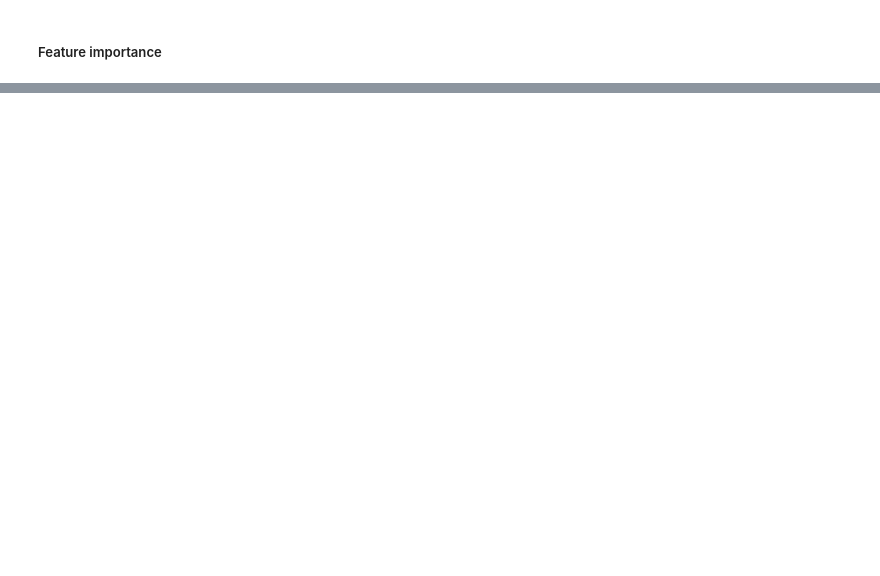
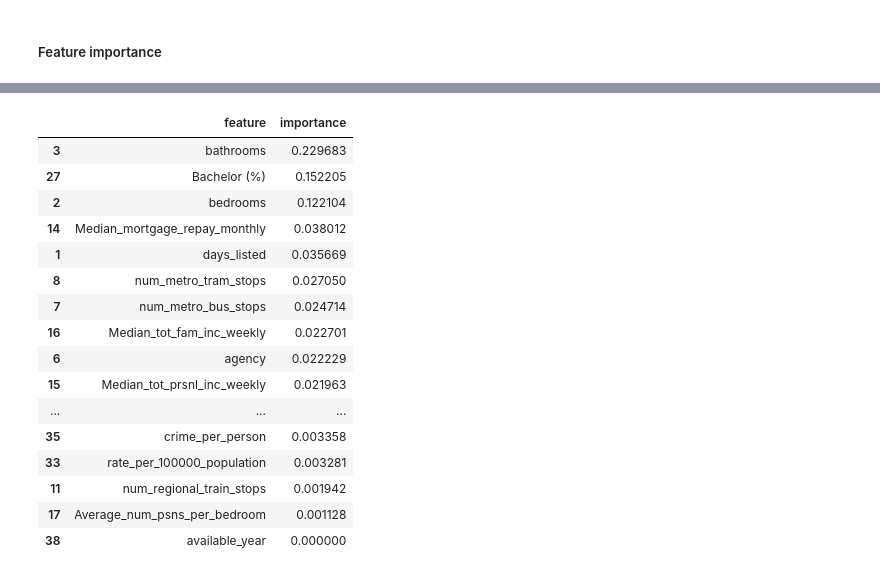
Before and after one commit to bicicow03/Group-Project-Real-Estate-Industry-Analysis, a Jupyter notebook: notebooks/feature_importance/cleaning_and_feature_selection.ipynb, the cells around one changed output, grey strips where cells are left out. Saved outputs shown, nothing was run; the diff lists cells and outputs as text; code cells hidden in the pictures; blank space fills up the shorter version.

```diff
--- a/notebooks/feature_importance/cleaning_and_feature_selection.ipynb
+++ b/notebooks/feature_importance/cleaning_and_feature_selection.ipynb
@@ -395,0 +457,29 @@ print(corr_matrix)
+# %%
+# Random Forest feature importances
+importances = rf_model.feature_importances_
+feature_names = X.columns
+
+rf_importance_df = pd.DataFrame({
+    'feature': feature_names,
+    'importance': importances
+}).sort_values(by='importance', ascending=False)
+
+rf_importance_df
+# %% [output]
+|  | feature | importance |
+| 3 | bathrooms | 0.229683 |
+| 27 | Bachelor (%) | 0.152205 |
+| 2 | bedrooms | 0.122104 |
+| 14 | Median_mortgage_repay_monthly | 0.038012 |
+| 1 | days_listed | 0.035669 |
+| 8 | num_metro_tram_stops | 0.027050 |
+| 7 | num_metro_bus_stops | 0.024714 |
+| 16 | Median_tot_fam_inc_weekly | 0.022701 |
+| 6 | agency | 0.022229 |
+| 15 | Median_tot_prsnl_inc_weekly | 0.021963 |
+| ... | ... | ... |
+| 35 | crime_per_person | 0.003358 |
+| 33 | rate_per_100000_population | 0.003281 |
+| 11 | num_regional_train_stops | 0.001942 |
+| 17 | Average_num_psns_per_bedroom | 0.001128 |
+| 38 | available_year | 0.000000 |
```
Also changed, not shown: parts of 26 cells of this notebook.
